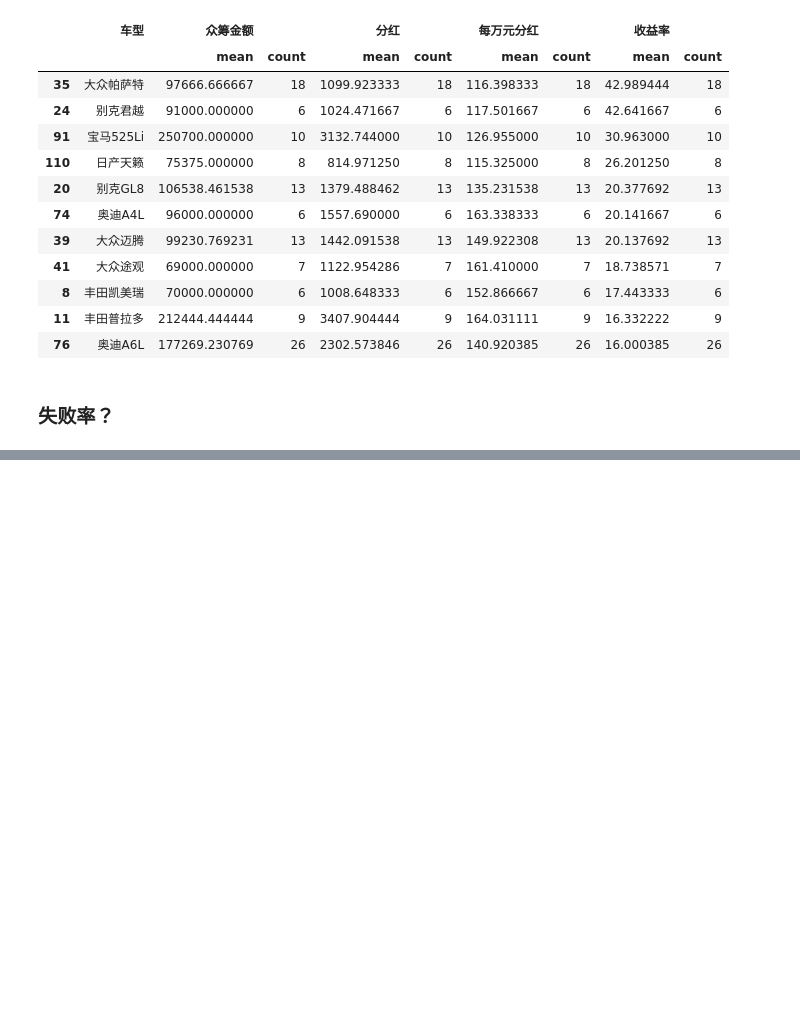
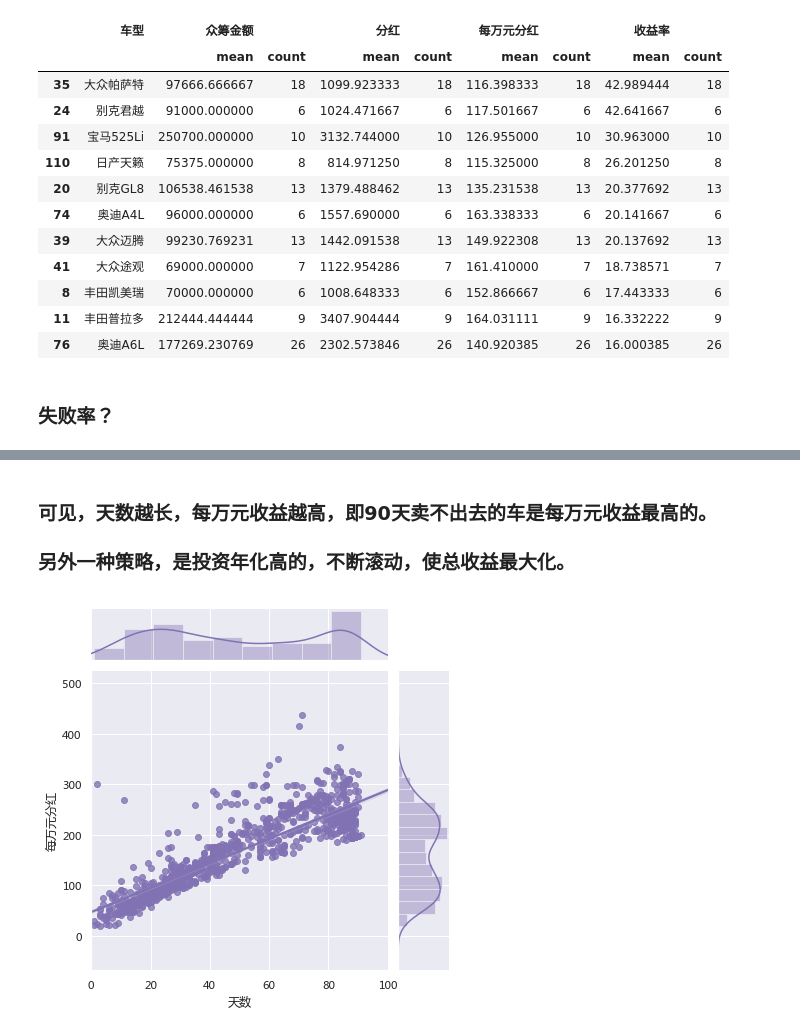
Before and after one commit to maxlz/carsale, a Jupyter notebook: car_sale.ipynb, the cells around one changed output, grey strips where cells are left out. Cells and saved outputs as stored; diff of their text form; code cells hidden in the pictures; blank space fills up the shorter version.

```diff
--- a/car_sale.ipynb
+++ b/car_sale.ipynb
@@ -230,0 +350,7 @@ df2[df2[('收益率','count')]>5].sort_values(by=[('收益率','mean'),('收益
+# %% [markdown]
+### 可见，天数越长，每万元收益越高，即90天卖不出去的车是每万元收益最高的。
+### 另外一种策略，是投资年化高的，不断滚动，使总收益最大化。
+# %%
+sns.jointplot(x='天数',y='每万元分红',data=df.sample(1000),xlim=(0,100),kind="reg",color="m");
+# %% [output]
+[figure, added]
```
Also changed, not shown: parts of 20 cells of this notebook, 1 other file.
